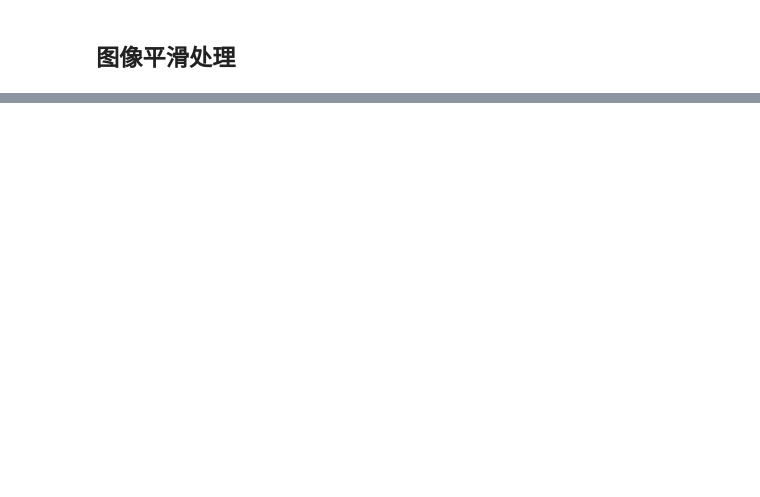
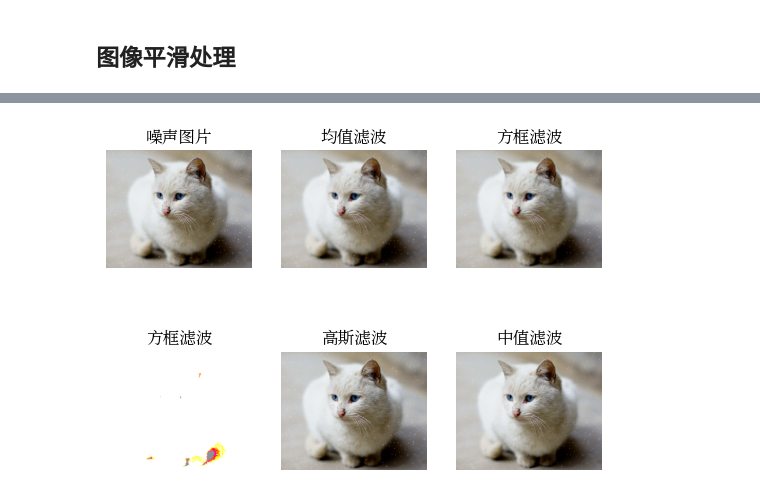
Before and after one commit to mengdemao/jupyter, a Jupyter notebook: opencv.ipynb, the cells around one changed output, grey strips where cells are left out. Drawn from its saved outputs; the diff is of its cells as text; code cells hidden in the pictures; blank space fills up the shorter version.

```diff
--- a/opencv.ipynb
+++ b/opencv.ipynb
@@ -262,2 +283,24 @@ display6Frame([img_cat, threshold1, threshold2, threshold3, threshold4, threshol
 # %% [markdown]
 ## 图像平滑处理
+# %%
+# 处理图片,执行加盐操作
+
+# 噪声个数
+dotSize = 500
+
+# 创建一个黑色的图像
+img_noise = np.zeros((img_cat.shape[0], img_cat.shape[1], img_cat.shape[2]), np.uint8)
+
+# 创建一些随机值
+dotPosX = np.random.randint(0, img_cat.shape[1], size=dotSize)
+dotPosY = np.random.randint(0, img_cat.shape[0], size=dotSize)
+
+# 随机在上面打点
+for i in range(dotSize):
+    cv.circle(img_noise, (dotPosX[i], dotPosY[i]), 3, (255, 255, 255), -1)
+
+# 将原始图片和噪声图片相加
+img_noise = cv.add(img_cat, img_noise)
+
+# 展示效果
+display2Frame([img_cat, img_noise], ["原始图片", "加盐图片"])
@@ -263,0 +309,12 @@ display6Frame([img_cat, threshold1, threshold2, threshold3, threshold4, threshol
+# %%
+# 图像平滑处理
+img_blur = cv.blur(img_noise,(12, 12))
+img_box1 = cv.boxFilter(img_noise,-1, (12, 12), normalize=True)
+img_box2 = cv.boxFilter(img_noise,-1, (12, 12), normalize=False)
+img_gaus = cv.GaussianBlur(img_noise,(5, 5), 1)
+img_media = cv.medianBlur(img_noise, 5)
+
+display6Frame([img_noise, img_blur, img_box1, img_box2, img_gaus, img_media],
+              ["噪声图片", "均值滤波", "方框滤波", "方框滤波", "高斯滤波", "中值滤波"])
+# %% [output]
+[figure, added]
```
Also changed, not shown: parts of 9 cells of this notebook, 2 other files.
